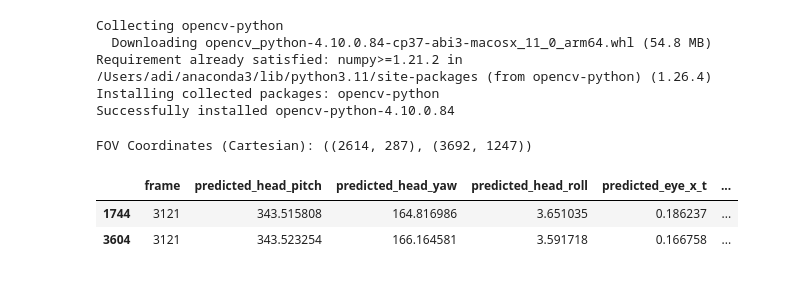
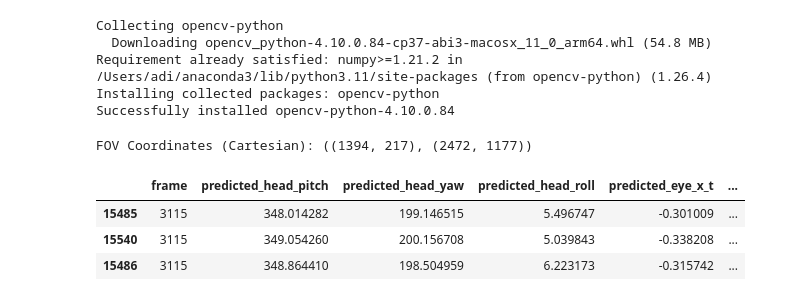
Before and after one commit to adi-zoro/fyp_code, a Jupyter notebook: fyp.ipynb, the cells around one changed output. Saved outputs shown, nothing was run; the diff lists cells and outputs as text; code cells hidden in the pictures.

```diff
--- a/fyp.ipynb
+++ b/fyp.ipynb
@@ -201,12 +196,12 @@ Test Loss: 0.1511399894952774
 # %%
 preds = pd.DataFrame({
-    'frame': frame_test,
+    'frame' : frame_test.flatten(),
     'predicted_head_pitch': predictions[:, 0],
     'predicted_head_yaw': predictions[:, 1],
     'predicted_head_roll': predictions[:, 2],
     'predicted_eye_x_t': predictions[:, 3],
     'predicted_eye_y_t': predictions[:, 4],
-    'predicted_eye_z_t': predictions[:, 5],# Use the frame numbers from the test set
+    'predicted_eye_z_t': predictions[:, 5],
 })
 sorted_df = preds.sort_values(by=['frame'], ascending=True)
 sorted_df[:]
@@ -471,7 +466,7 @@ def process_video_fov(video_path, frame_number, predictions_df, video_width, vid
 
 # Example Usage
 video_path = '/Users/adi/Documents/University/YEAR 4/FYP thesis/videos/Surfing.mp4'
-frame_number = 3121
+frame_number = 3115
 video_width = 4319
 video_height = 1920
 
@@ -488,11 +483,12 @@ cv2.imwrite(output_frame_path, frame_with_fov)
 # Print the FOV in Cartesian coordinates
 print("FOV Coordinates (Cartesian):", fov_coordinates) #topleft and bottom right cartesian coordinates.
 # %% [output]
-FOV Coordinates (Cartesian): ((2614, 287), (3692, 1247))
+FOV Coordinates (Cartesian): ((1394, 217), (2472, 1177))
 # %%
-result = sorted_df[sorted_df['frame'] == 3121]
+result = sorted_df[sorted_df['frame'] == 3115]
 result
 # %% [output]
 |  | frame | predicted_head_pitch | predicted_head_yaw | predicted_head_roll | predicted_eye_x_t | ... |
-| 1744 | 3121 | 343.515808 | 164.816986 | 3.651035 | 0.186237 | ... |
-| 3604 | 3121 | 343.523254 | 166.164581 | 3.591718 | 0.166758 | ... |
+| 15485 | 3115 | 348.014282 | 199.146515 | 5.496747 | -0.301009 | ... |
+| 15540 | 3115 | 349.054260 | 200.156708 | 5.039843 | -0.338208 | ... |
+| 15486 | 3115 | 348.864410 | 198.504959 | 6.223173 | -0.315742 | ... |
```
Also changed, not shown: parts of 7 cells of this notebook.
